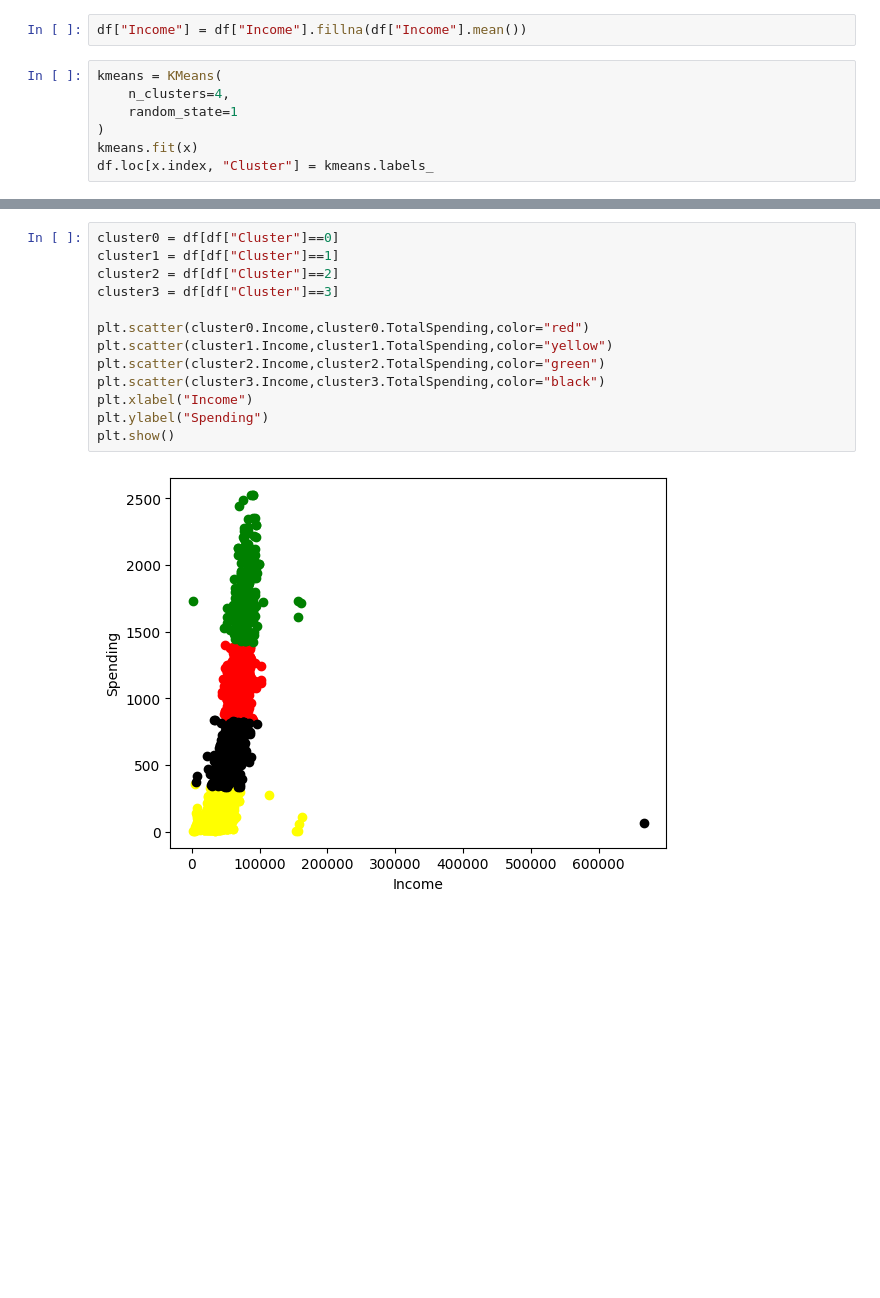
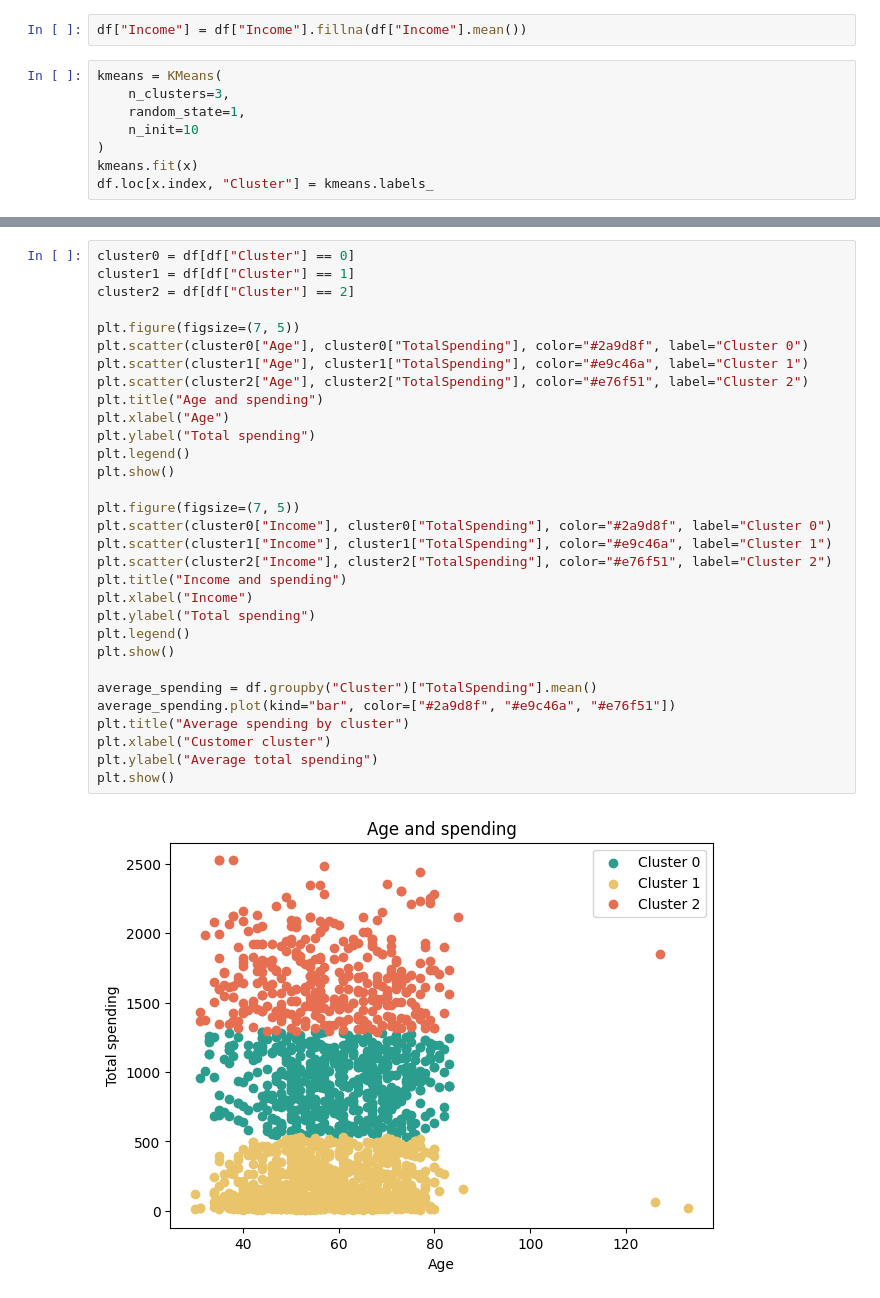
Before and after one commit to srivarshanreo/ML, a Jupyter notebook: internship/majorProject/majorProject.ipynb, the cells around one changed output, grey strips where cells are left out. Drawn from its saved outputs; the diff is of its cells as text; blank space fills up the shorter version.

Commit message:
Simplify customer behavior graphs

```diff
--- a/internship/majorProject/majorProject.ipynb
+++ b/internship/majorProject/majorProject.ipynb
@@ -185,8 +185,9 @@ plt.show()
 df["Income"] = df["Income"].fillna(df["Income"].mean())
 # %%
 kmeans = KMeans(
-    n_clusters=4,
-    random_state=1
+    n_clusters=3,
+    random_state=1,
+    n_init=10
 )
 kmeans.fit(x)
 df.loc[x.index, "Cluster"] = kmeans.labels_
@@ -204,15 +213,33 @@ df.groupby("Cluster")[["Income","TotalSpending"]].mean()
 # %%
-cluster0 = df[df["Cluster"]==0]
-cluster1 = df[df["Cluster"]==1]
-cluster2 = df[df["Cluster"]==2]
-cluster3 = df[df["Cluster"]==3]
+cluster0 = df[df["Cluster"] == 0]
+cluster1 = df[df["Cluster"] == 1]
+cluster2 = df[df["Cluster"] == 2]
 
-plt.scatter(cluster0.Income,cluster0.TotalSpending,color="red")
-plt.scatter(cluster1.Income,cluster1.TotalSpending,color="yellow")
-plt.scatter(cluster2.Income,cluster2.TotalSpending,color="green")
-plt.scatter(cluster3.Income,cluster3.TotalSpending,color="black")
+plt.figure(figsize=(7, 5))
+plt.scatter(cluster0["Age"], cluster0["TotalSpending"], color="#2a9d8f", label="Cluster 0")
+plt.scatter(cluster1["Age"], cluster1["TotalSpending"], color="#e9c46a", label="Cluster 1")
+plt.scatter(cluster2["Age"], cluster2["TotalSpending"], color="#e76f51", label="Cluster 2")
+plt.title("Age and spending")
+plt.xlabel("Age")
+plt.ylabel("Total spending")
+plt.legend()
+plt.show()
+
+plt.figure(figsize=(7, 5))
+plt.scatter(cluster0["Income"], cluster0["TotalSpending"], color="#2a9d8f", label="Cluster 0")
+plt.scatter(cluster1["Income"], cluster1["TotalSpending"], color="#e9c46a", label="Cluster 1")
+plt.scatter(cluster2["Income"], cluster2["TotalSpending"], color="#e76f51", label="Cluster 2")
+plt.title("Income and spending")
 plt.xlabel("Income")
-plt.ylabel("Spending")
+plt.ylabel("Total spending")
+plt.legend()
 plt.show()
+
+average_spending = df.groupby("Cluster")["TotalSpending"].mean()
+average_spending.plot(kind="bar", color=["#2a9d8f", "#e9c46a", "#e76f51"])
+plt.title("Average spending by cluster")
+plt.xlabel("Customer cluster")
+plt.ylabel("Average total spending")
+plt.show()
 # %% [output]
-[figure, old version]
+[figure, new version]
```
Also changed, not shown: parts of 17 cells of this notebook.
